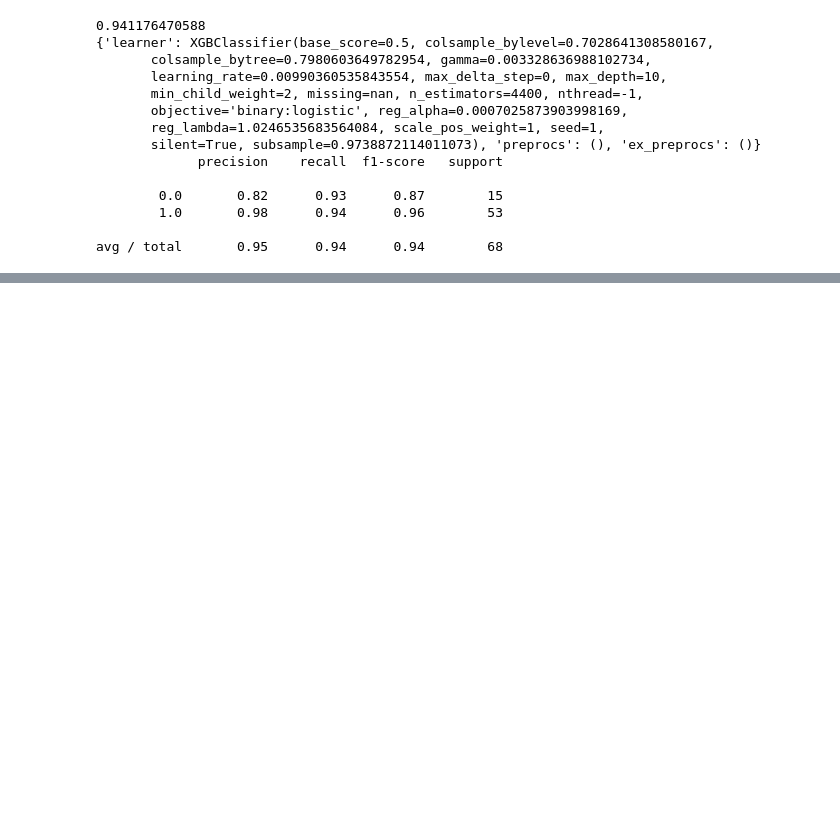
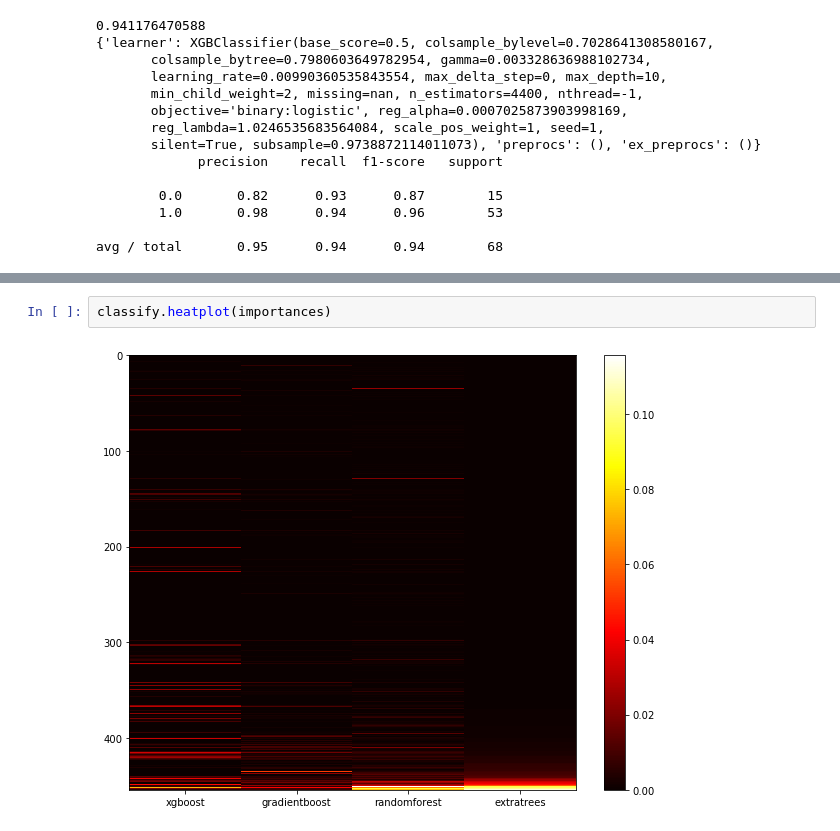
Before and after one commit to mwhitesi/pangamr, a Jupyter notebook: jupyter/pangenome_hyperopt.ipynb, the cells around one changed output, grey strips where cells are left out. Cells and saved outputs as stored; diff of their text form; blank space fills up the shorter version.

```diff
--- a/jupyter/pangenome_hyperopt.ipynb
+++ b/jupyter/pangenome_hyperopt.ipynb
@@ -141,0 +165,4 @@ avg / total       0.95      0.94      0.94        68
+# %%
+classify.heatplot(importances)
+# %% [output]
+[figure, added]
```
Also changed, not shown: parts of 16 cells of this notebook, 1 other file.
